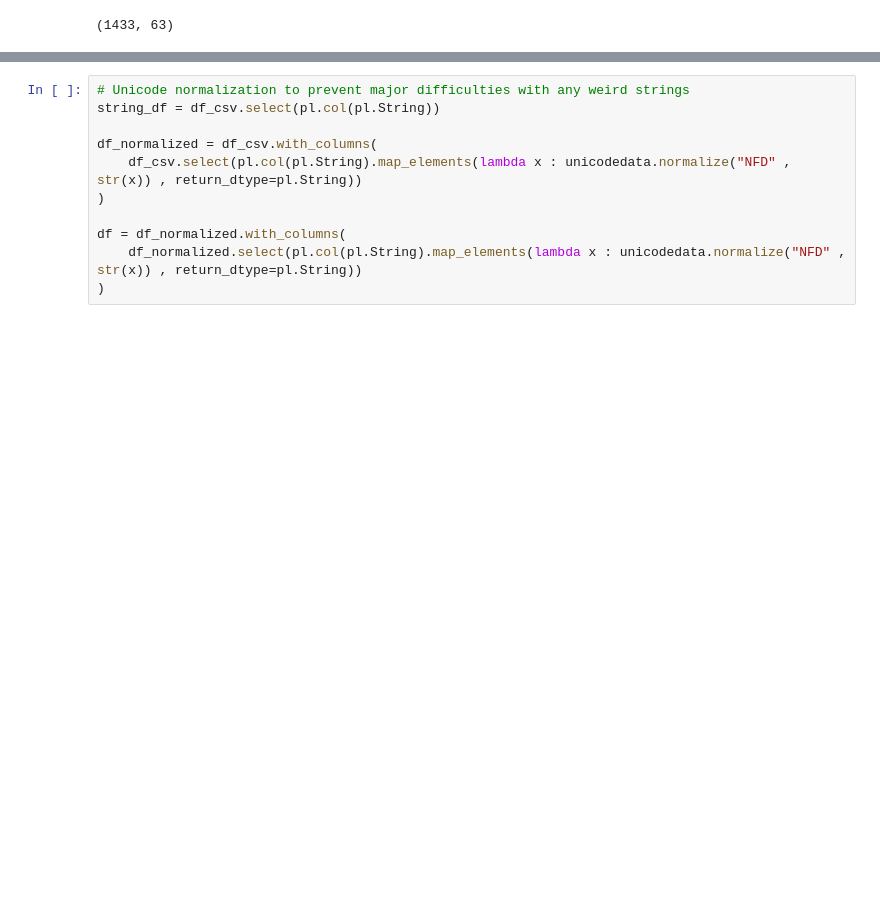
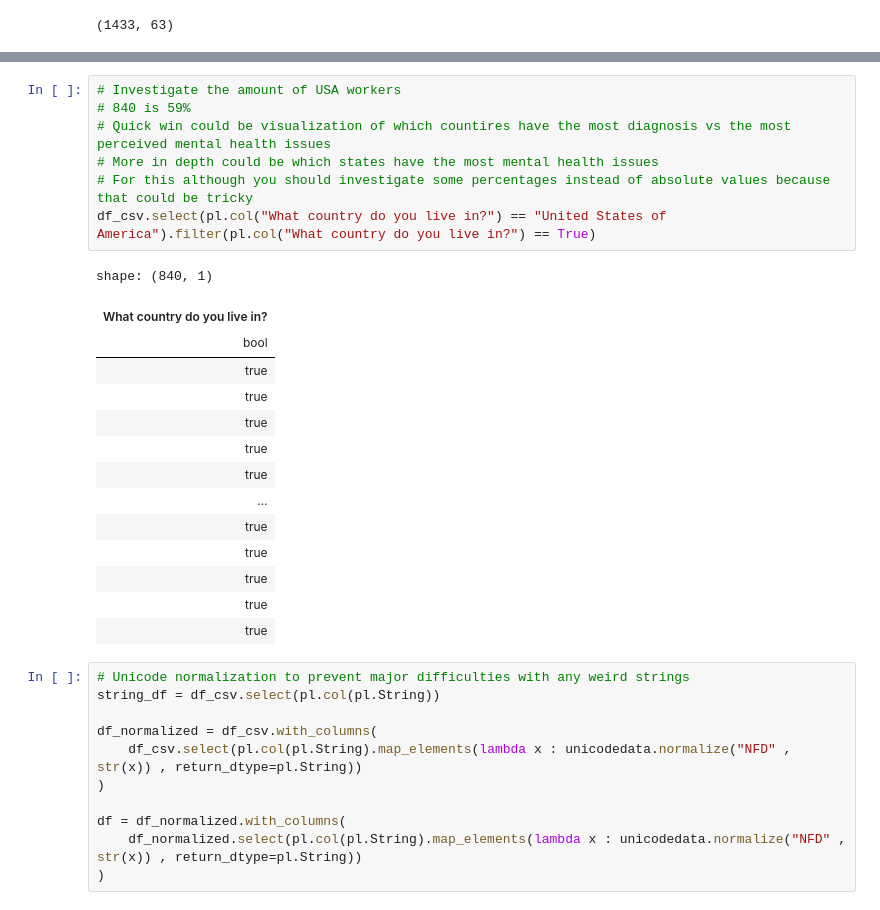
Before and after one commit to JanPhilippBittner/iu_mental_health_ml, a Jupyter notebook: Desktop/Arbeit/Arbeit/Universität/IU/Module/Semester 3/Machine learning - unsupervised learning/Project/first_draft.ipynb, the cells around one changed output, grey strips where cells are left out. Cells and saved outputs as stored; diff of their text form; blank space fills up the shorter version.

```diff
--- a/Desktop/Arbeit/Arbeit/Universität/IU/Module/Semester 3/Machine learning - unsupervised learning/Project/first_draft.ipynb
+++ b/Desktop/Arbeit/Arbeit/Universität/IU/Module/Semester 3/Machine learning - unsupervised learning/Project/first_draft.ipynb
@@ -16,3 +57,25 @@ print(df_csv.shape)
+# %%
+# Investigate the amount of USA workers
+# 840 is 59%
+# Quick win could be visualization of which countires have the most diagnosis vs the most perceived mental health issues
+# More in depth could be which states have the most mental health issues
+# For this although you should investigate some percentages instead of absolute values because that could be tricky
+df_csv.select(pl.col("What country do you live in?") == "United States of America").filter(pl.col("What country do you live in?") == True)
+# %% [output]
+shape: (840, 1)
+| What country do you live in? |
+| bool |
+| true |
+| true |
+| true |
+| true |
+| true |
+| … |
+| true |
+| true |
+| true |
+| true |
+| true |
 # %%
 # Unicode normalization to prevent major difficulties with any weird strings
 string_df = df_csv.select(pl.col(pl.String))
```
Also changed, not shown: parts of 6 cells of this notebook.
